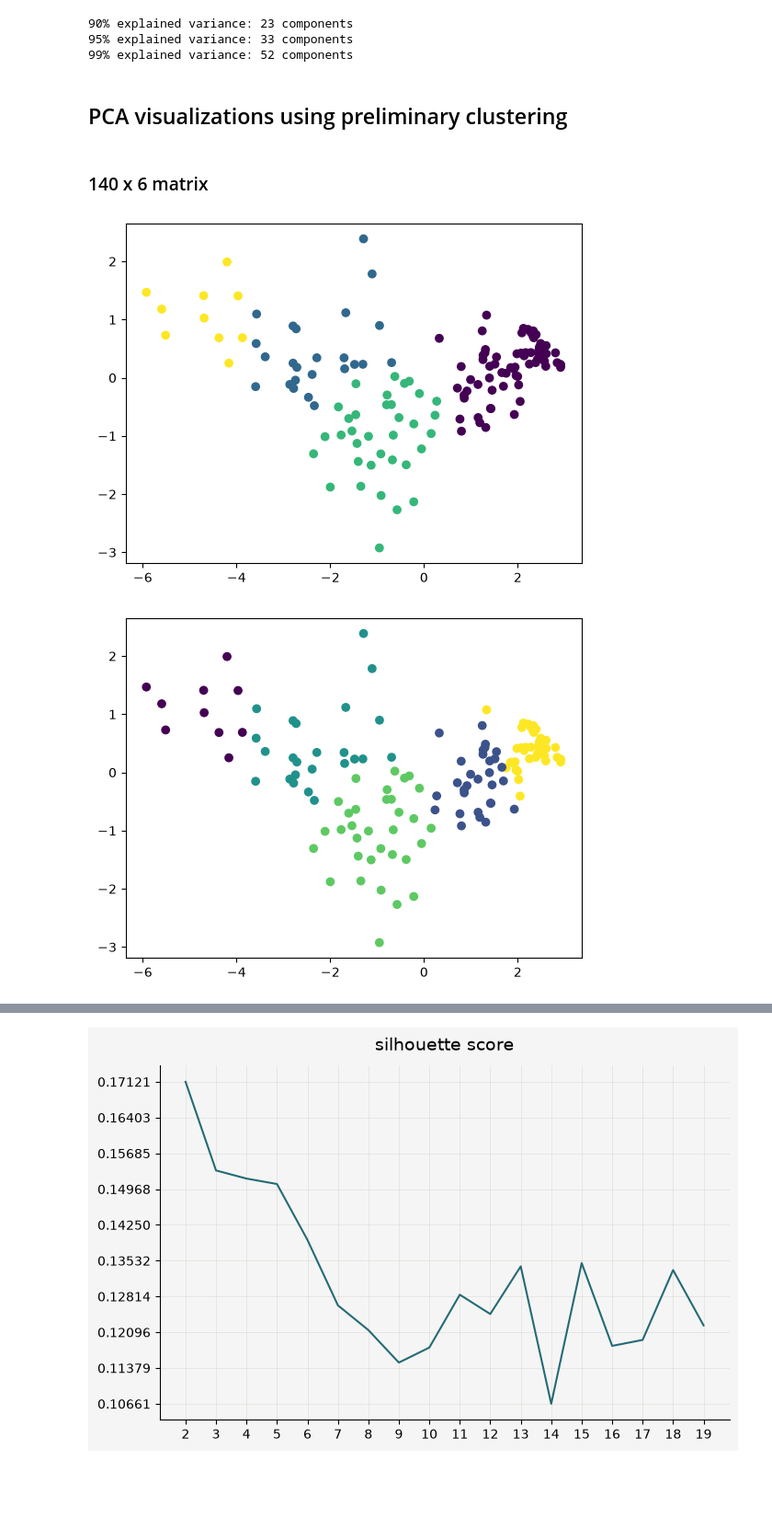
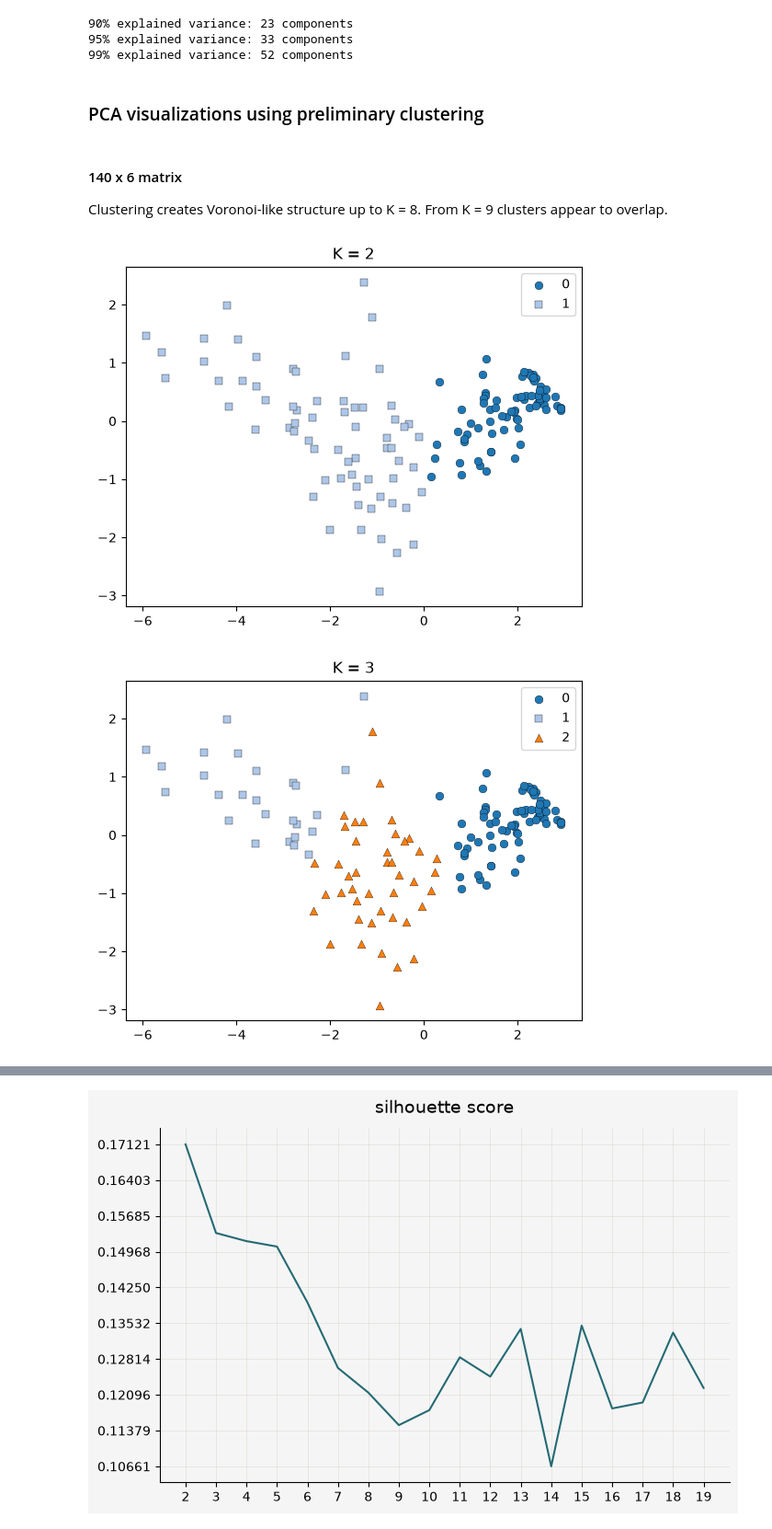
Before and after one commit to reebme/financial-attitudes-clustering, a Jupyter notebook: Notebooks/02_EDA.ipynb, the cells around one changed output, grey strips where cells are left out. Shown at 92% size. Drawn from its saved outputs; the diff is of its cells as text; code cells hidden in the pictures; blank space fills up the shorter version.

```diff
--- a/Notebooks/02_EDA.ipynb
+++ b/Notebooks/02_EDA.ipynb
@@ -231,0 +266,11 @@ There is no clear multiresolution structure manifesting for this subset. The clu
+# %%
+plotting_data = labels_largest_area[5]
+clusters = plotting_data.unique()
+colors = cm.viridis(np.linspace(0, 1, len(clusters)))
+palette = {cluster: mcolors.to_hex(color) for cluster, color in zip(clusters, colors)}
+map_plotting.plot_cluster_map(
+    plotting_data,
+    {l: str(l) for l in clusters},
+    palette,
+    title="Largest area subset (72 x 208) clustering"
+)
@@ -261,4 +391,4 @@ print(f"99% explained variance: {np.flatnonzero(largest_area_cum_sum > 0.99)[0]
 95% explained variance: 33 components
 99% explained variance: 52 components
 # %% [markdown]
-## PCA visualizations using preliminary clustering
+### PCA visualizations using preliminary clustering
@@ -267,10 +395,36 @@ K = 4
+# %%
+ks_short = ks[:9]
 # %% [markdown]
-### 140 x 6 matrix
+#### 140 x 6 matrix
+Clustering creates Voronoi-like structure up to K = 8. From K = 9 clusters appear to overlap.
+# %%
+def draw_marked_clusters(cluster_labels: pd.Series,
+                         coords_x: np.ndarray, coords_y: np.ndarray,
+                         colors,
+                         markers,
+                         title=""
+):
+    clusters = np.sort(cluster_labels.unique())
+    for cluster in clusters:
+        cluster_mask = cluster_labels == cluster
+
+        plt.scatter(
+            coords_x[cluster_mask], coords_y[cluster_mask],
+            color=colors[cluster],
+            marker=markers[cluster],
+            s=40,
+            edgecolor='black',
+            linewidth=0.25,
+            label=cluster,
+        )
+
+    plt.title(title)
+    plt.legend()
+    plt.show()
 # %%
-ks = [4, 5, 6]
-for k in ks:
-    plt.scatter(X_PCA[:, 0], X_PCA[:, 1], c = labels_most_rows[k])
-    plt.show()
+for k in ks_short:
+    labels = labels_most_rows[k]
+    draw_marked_clusters(labels, X_PCA[:,0], X_PCA[:, 1], colors, markers, title=f"K = {k}")
 # %% [output]
-[figure, old version]
+[figure, new version]
-[figure, old version]
+[figure, new version]
```
Also changed, not shown: parts of 67 cells of this notebook.
